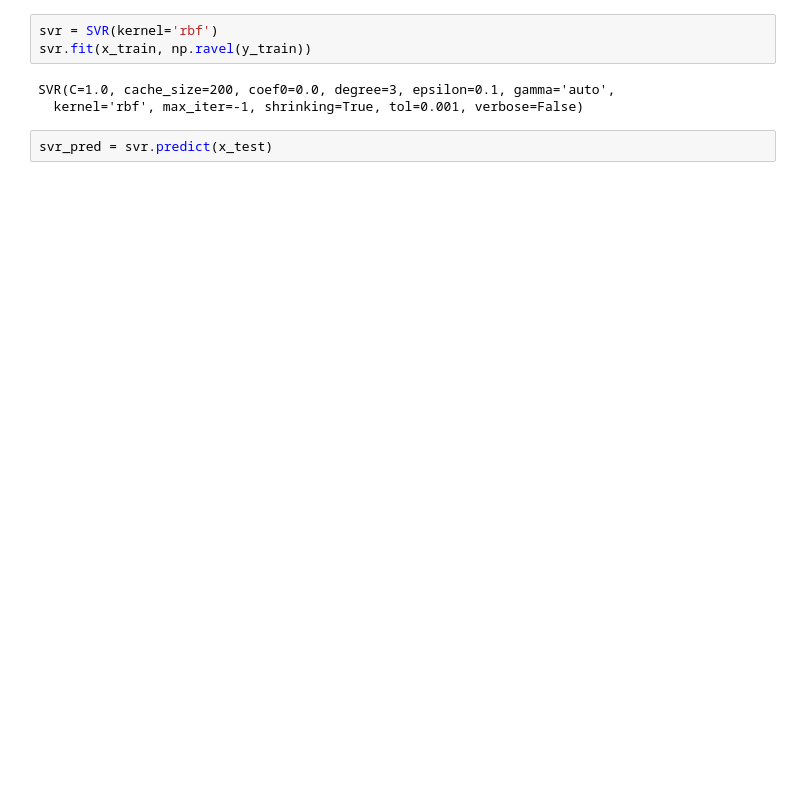
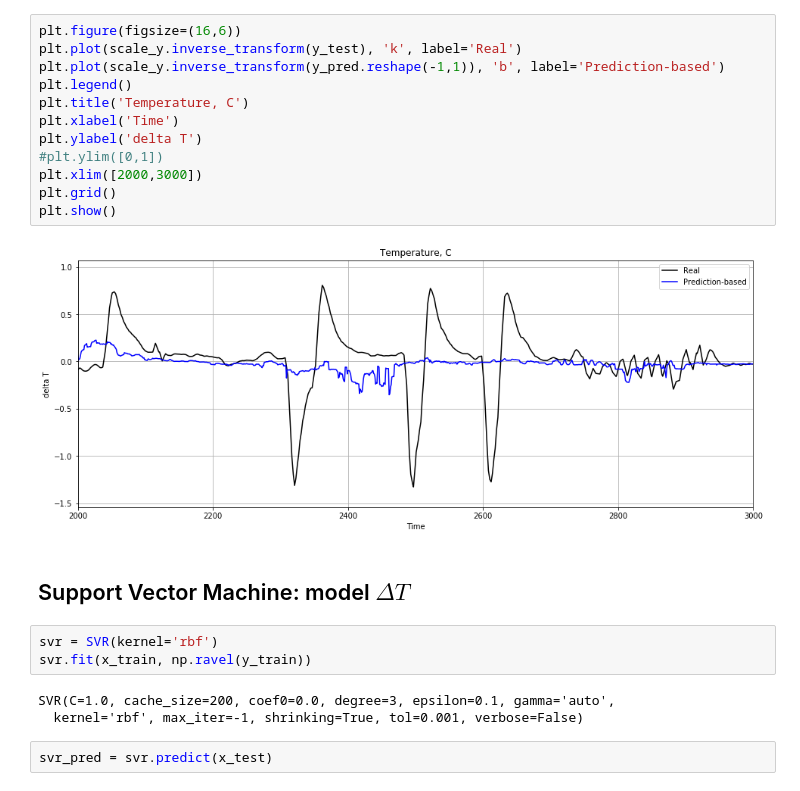
Before and after one commit to 5mad/microclimate, a Jupyter notebook: ml_with_time_shift.ipynb, the cells around one changed output. Saved outputs shown, nothing was run; the diff lists cells and outputs as text; blank space fills up the shorter version.

```diff
--- a/ml_with_time_shift.ipynb
+++ b/ml_with_time_shift.ipynb
@@ -150,3 +122,19 @@ plt.show()
+# %%
+plt.figure(figsize=(16,6))
+plt.plot(scale_y.inverse_transform(y_test), 'k', label='Real')
+plt.plot(scale_y.inverse_transform(y_pred.reshape(-1,1)), 'b', label='Prediction-based')
+plt.legend()
+plt.title('Temperature, C')
+plt.xlabel('Time')
+plt.ylabel('delta T')
+#plt.ylim([0,1])
+plt.xlim([2000,3000])
+plt.grid()
+plt.show()
+# %% [output]
+[figure, added]
+# %% [markdown]
+## Support Vector Machine: model $\Delta T$
 # %%
 svr = SVR(kernel='rbf')
 svr.fit(x_train, np.ravel(y_train))
```
Also changed, not shown: parts of 59 cells of this notebook.
